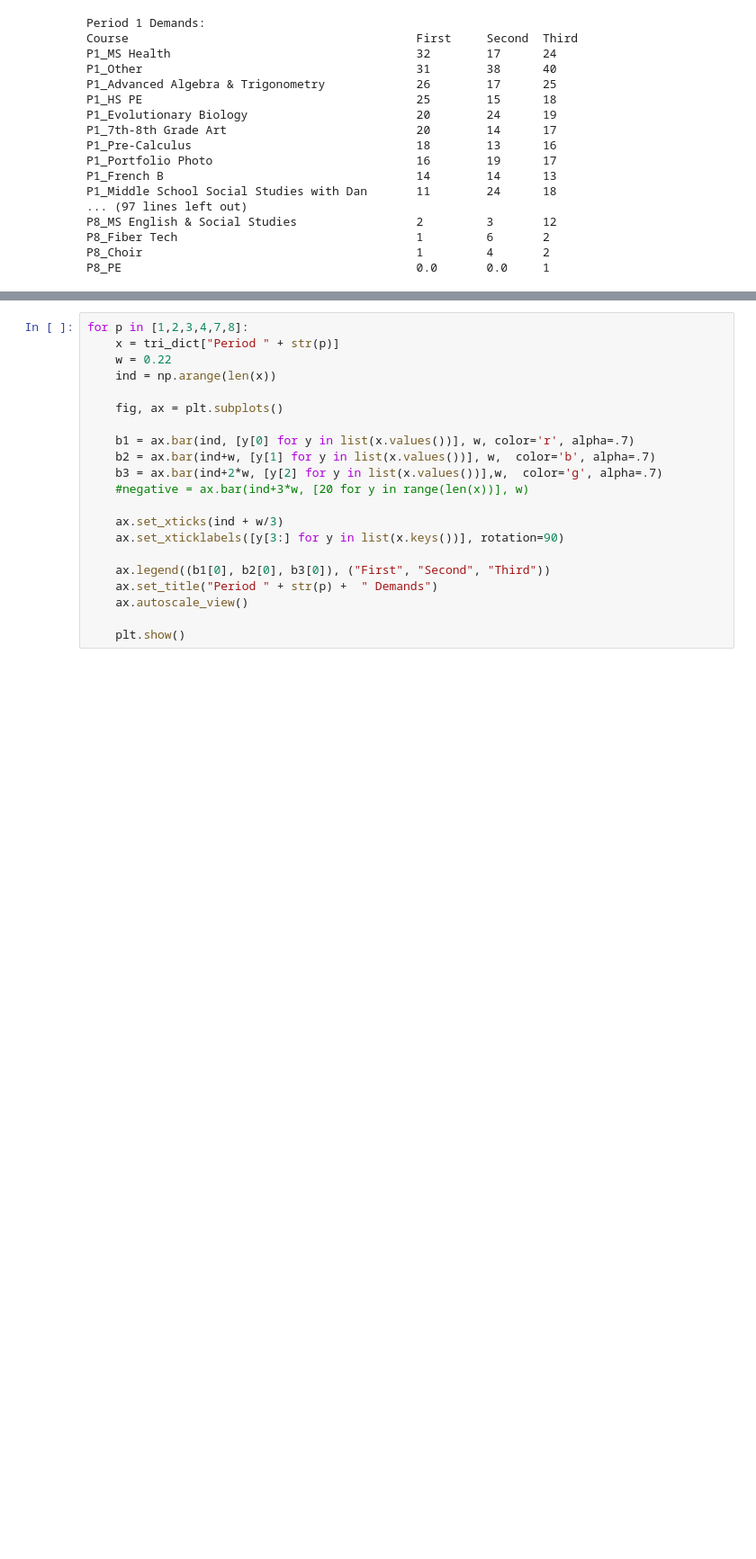
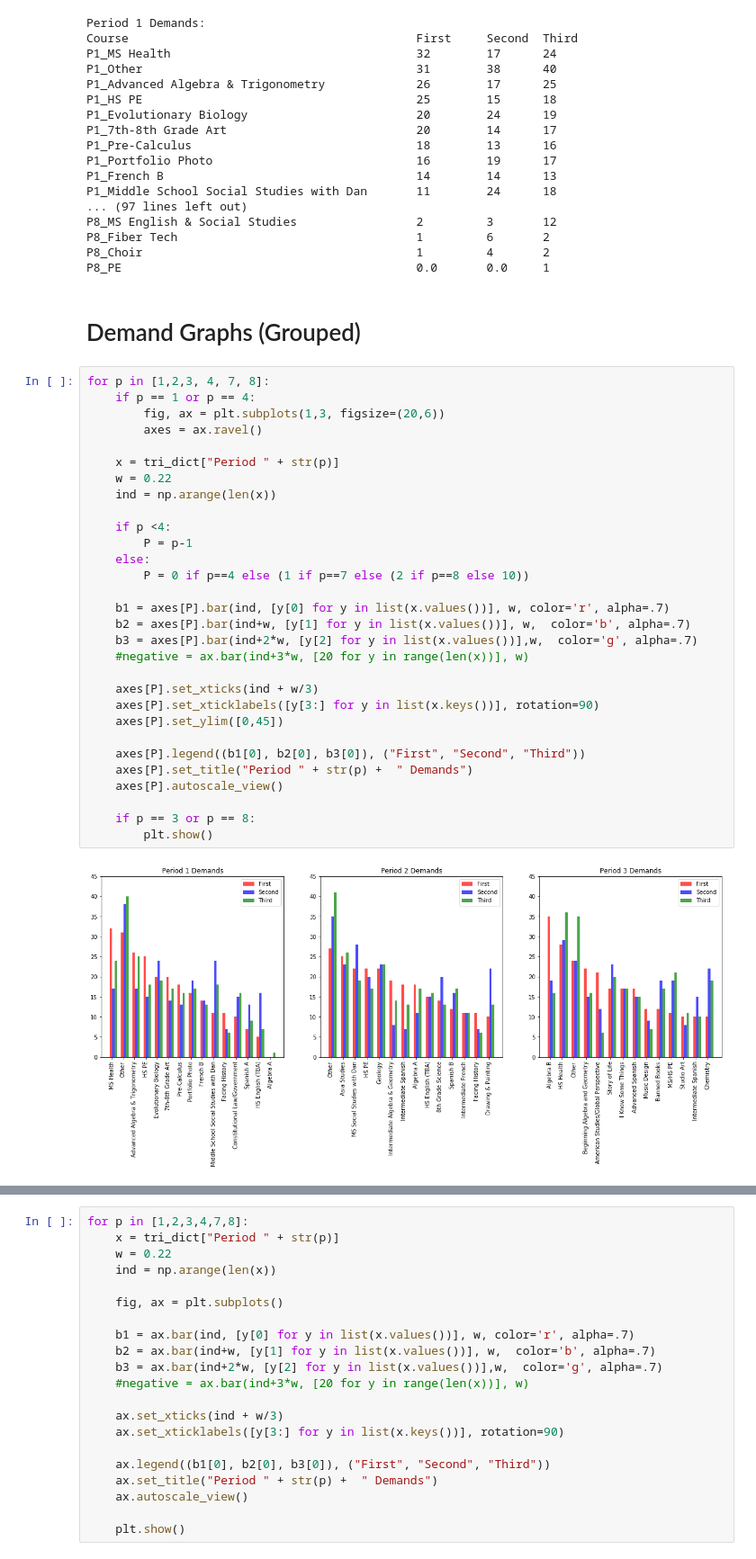
Before and after one commit to dayonenotdaytwo/LACS_Scheduler, a Jupyter notebook: Analysis/Preference Analysis.ipynb, the cells around one changed output, grey strips where cells are left out. Shown at 90% size. Saved outputs shown, nothing was run; the diff lists cells and outputs as text; blank space fills up the shorter version.

```diff
--- a/Analysis/Preference Analysis.ipynb
+++ b/Analysis/Preference Analysis.ipynb
@@ -112,3 +139,37 @@ P8_MS English & Social Studies                 2         3       12
 P8_Fiber Tech                                  1         6       2
 P8_Choir                                       1         4       2
 P8_PE                                          0.0       0.0     1
+# %% [markdown]
+# Demand Graphs (Grouped)
+# %%
+for p in [1,2,3, 4, 7, 8]:
+    if p == 1 or p == 4:
+        fig, ax = plt.subplots(1,3, figsize=(20,6))
+        axes = ax.ravel()
+
+    x = tri_dict["Period " + str(p)]
+    w = 0.22
+    ind = np.arange(len(x))
+
+    if p <4:
+        P = p-1
+    else:
+        P = 0 if p==4 else (1 if p==7 else (2 if p==8 else 10))
+
+    b1 = axes[P].bar(ind, [y[0] for y in list(x.values())], w, color='r', alpha=.7)
+    b2 = axes[P].bar(ind+w, [y[1] for y in list(x.values())], w,  color='b', alpha=.7)
+    b3 = axes[P].bar(ind+2*w, [y[2] for y in list(x.values())],w,  color='g', alpha=.7)
+    #negative = ax.bar(ind+3*w, [20 for y in range(len(x))], w)
+
+    axes[P].set_xticks(ind + w/3)
+    axes[P].set_xticklabels([y[3:] for y in list(x.keys())], rotation=90)
+    axes[P].set_ylim([0,45])
+
+    axes[P].legend((b1[0], b2[0], b3[0]), ("First", "Second", "Third"))
+    axes[P].set_title("Period " + str(p) +  " Demands")
+    axes[P].autoscale_view()
+
+    if p == 3 or p == 8:
+        plt.show()
+# %% [output]
+[figure, added]
```
Also changed, not shown: parts of 9 cells of this notebook.
